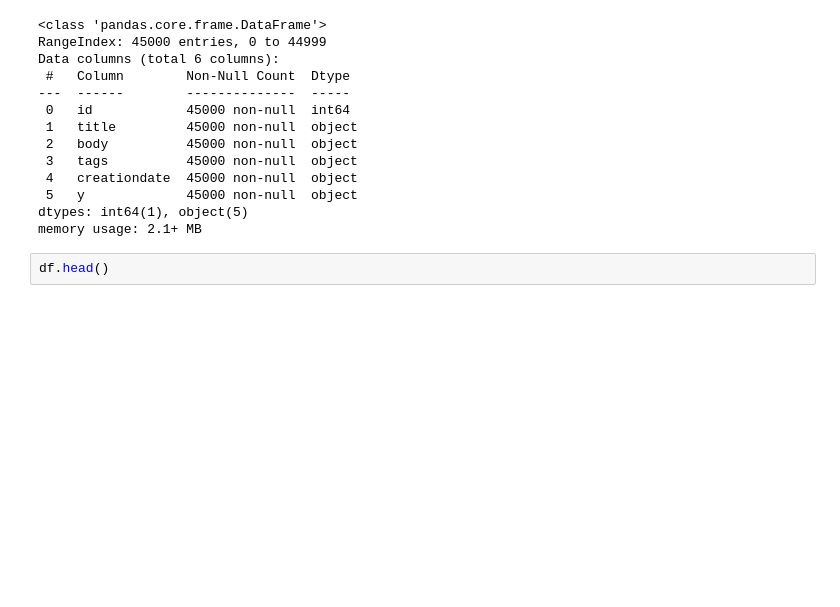
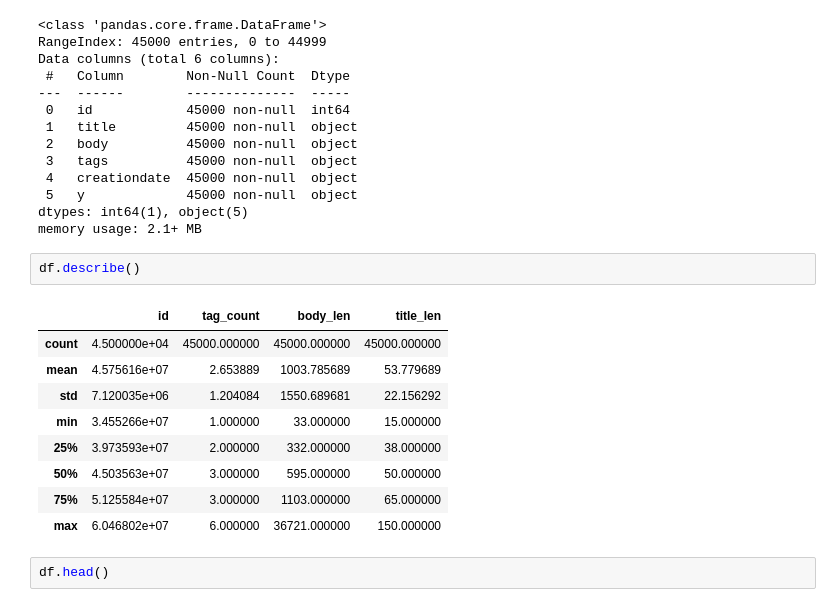
Before and after one commit to SiddharthS7/stackoverflow-questions-tag-analysis, a Jupyter notebook: script.ipynb, the cells around one changed output. Cells and saved outputs as stored; diff of their text form; blank space fills up the shorter version.

```diff
--- a/script.ipynb
+++ b/script.ipynb
@@ -69,6 +69,18 @@ Data columns (total 6 columns):
  5   y             45000 non-null  object
 dtypes: int64(1), object(5)
 memory usage: 2.1+ MB
+# %%
+df.describe()
+# %% [output]
+|  | id | tag_count | body_len | title_len |
+| count | 4.500000e+04 | 45000.000000 | 45000.000000 | 45000.000000 |
+| mean | 4.575616e+07 | 2.653889 | 1003.785689 | 53.779689 |
+| std | 7.120035e+06 | 1.204084 | 1550.689681 | 22.156292 |
+| min | 3.455266e+07 | 1.000000 | 33.000000 | 15.000000 |
+| 25% | 3.973593e+07 | 2.000000 | 332.000000 | 38.000000 |
+| 50% | 4.503563e+07 | 3.000000 | 595.000000 | 50.000000 |
+| 75% | 5.125584e+07 | 3.000000 | 1103.000000 | 65.000000 |
+| max | 6.046802e+07 | 6.000000 | 36721.000000 | 150.000000 |
 # %%
 df.head()
 # %% [output]
```
Also changed, not shown: parts of 2 cells of this notebook.
